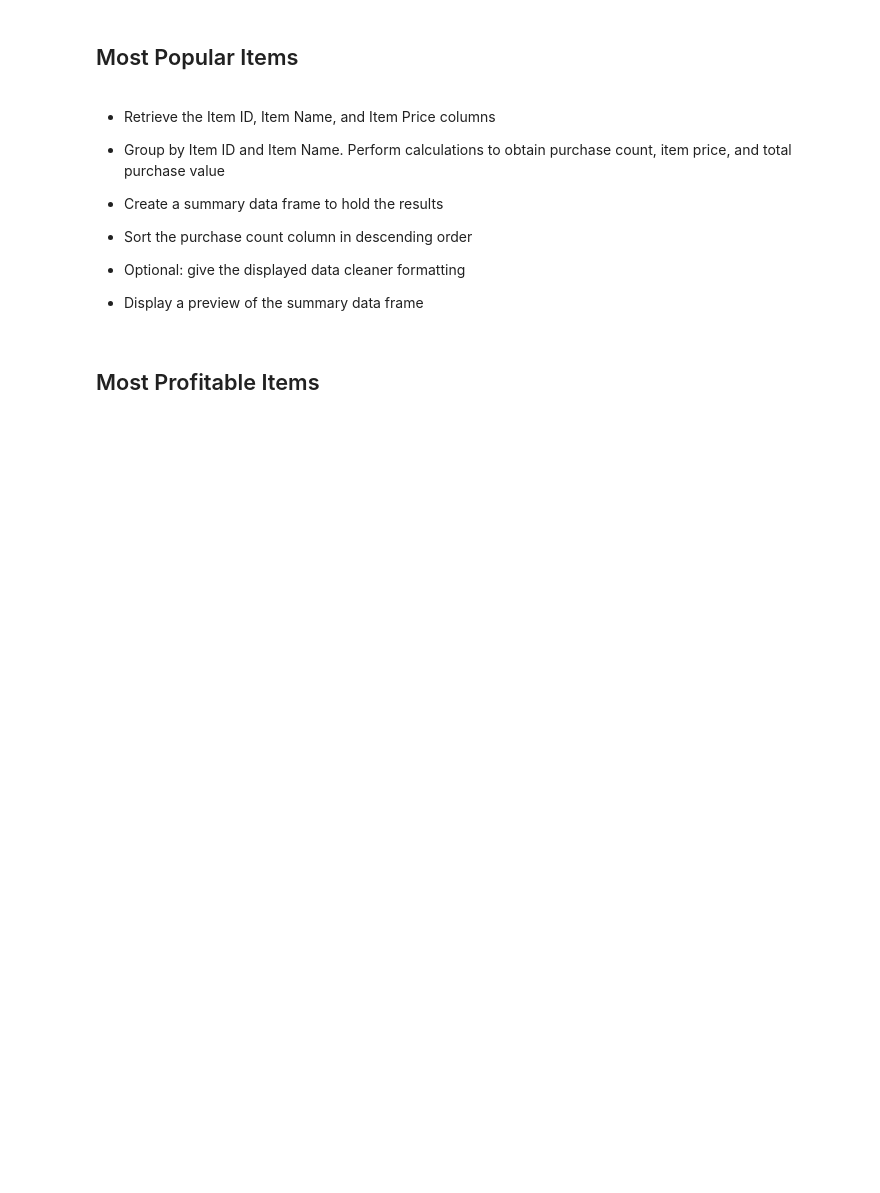
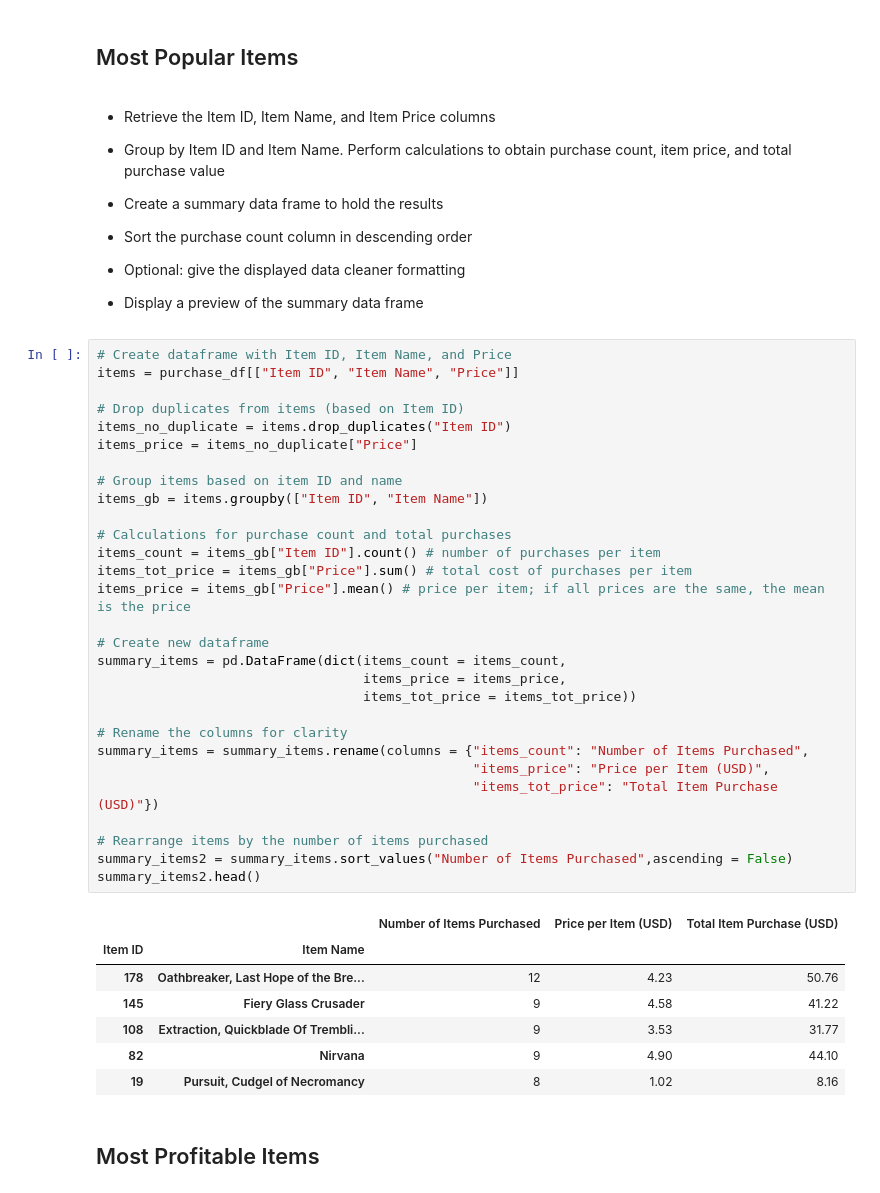
Before and after one commit to rochiecuevas/Heroes_of_Pymoli, a Jupyter notebook: HeroesOfPymoli_starter.ipynb, the cells around one changed output. Drawn from its saved outputs; the diff is of its cells as text; blank space fills up the shorter version.

Commit message:
data analysis finished; just need to work on the report

```diff
--- a/HeroesOfPymoli_starter.ipynb
+++ b/HeroesOfPymoli_starter.ipynb
@@ -346,6 +343,43 @@ top5_spender
 
 
 * Display a preview of the summary data frame
+# %%
+# Create dataframe with Item ID, Item Name, and Price
+items = purchase_df[["Item ID", "Item Name", "Price"]]
+
+# Drop duplicates from items (based on Item ID)
+items_no_duplicate = items.drop_duplicates("Item ID")
+items_price = items_no_duplicate["Price"]
+
+# Group items based on item ID and name
+items_gb = items.groupby(["Item ID", "Item Name"])
+
+# Calculations for purchase count and total purchases
+items_count = items_gb["Item ID"].count() # number of purchases per item
+items_tot_price = items_gb["Price"].sum() # total cost of purchases per item
+items_price = items_gb["Price"].mean() # price per item; if all prices are the same, the mean is the price
+
+# Create new dataframe
+summary_items = pd.DataFrame(dict(items_count = items_count,
+                                  items_price = items_price,
+                                  items_tot_price = items_tot_price))
+
+# Rename the columns for clarity
+summary_items = summary_items.rename(columns = {"items_count": "Number of Items Purchased",
+                                                "items_price": "Price per Item (USD)",
+                                                "items_tot_price": "Total Item Purchase (USD)"})
+
+# Rearrange items by the number of items purchased
+summary_items2 = summary_items.sort_values("Number of Items Purchased",ascending = False)
+summary_items2.head()
+# %% [output]
+|  |  | Number of Items Purchased | Price per Item (USD) | Total Item Purchase (USD) |
+| Item ID | Item Name |  |  |  |
+| 178 | Oathbreaker, Last Hope of the Bre... | 12 | 4.23 | 50.76 |
+| 145 | Fiery Glass Crusader | 9 | 4.58 | 41.22 |
+| 108 | Extraction, Quickblade Of Trembli... | 9 | 3.53 | 31.77 |
+| 82 | Nirvana | 9 | 4.90 | 44.10 |
+| 19 | Pursuit, Cudgel of Necromancy | 8 | 1.02 | 8.16 |
 # %% [markdown]
 ## Most Profitable Items
 # %% [markdown]
```
Also changed, not shown: parts of 5 cells of this notebook.
